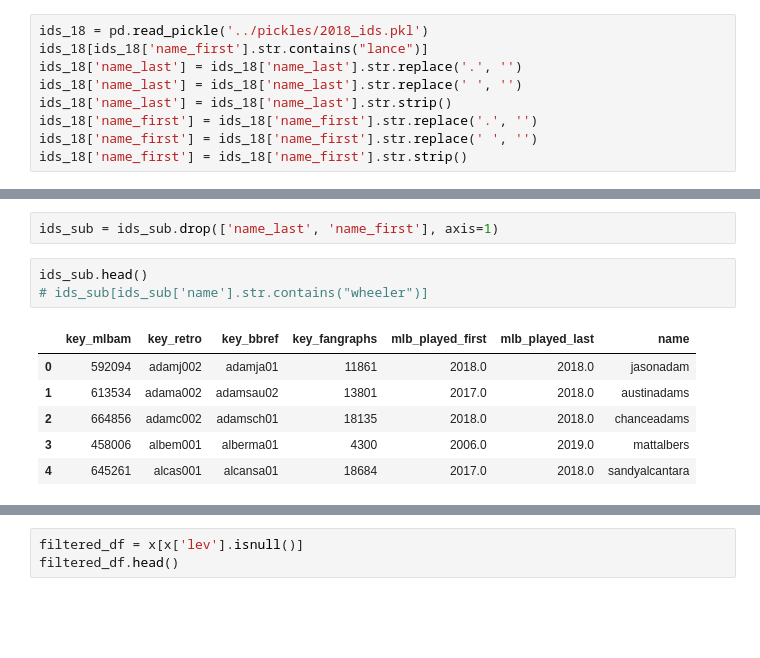
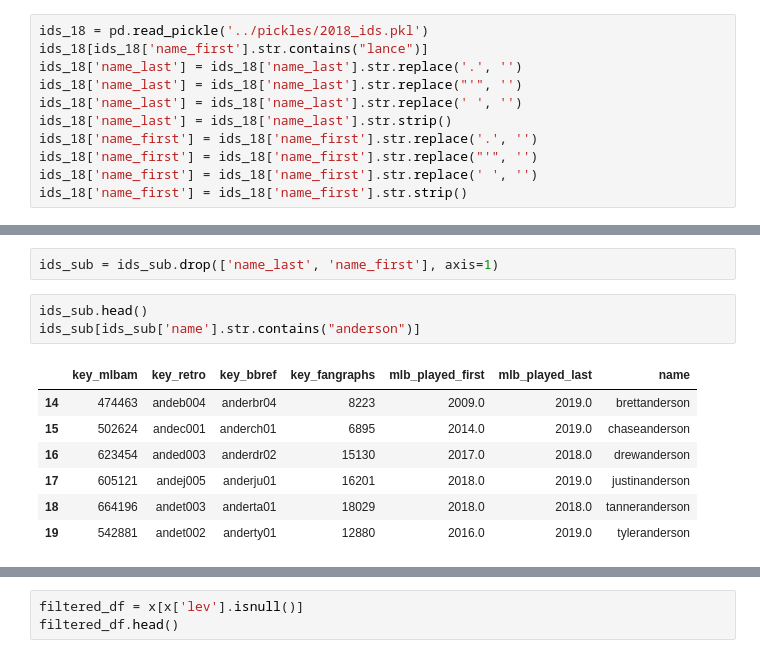
Before and after one commit to t-phill/mlb_injuries, a Jupyter notebook: notebooks/database.ipynb, the cells around one changed output, grey strips where cells are left out. Saved outputs shown, nothing was run; the diff lists cells and outputs as text; blank space fills up the shorter version.

```diff
--- a/notebooks/database.ipynb
+++ b/notebooks/database.ipynb
@@ -115,9 +114,11 @@ games_18.loc[games_18['name'].str.contains('wboyd')]
 ids_18 = pd.read_pickle('../pickles/2018_ids.pkl')
 ids_18[ids_18['name_first'].str.contains("lance")]
 ids_18['name_last'] = ids_18['name_last'].str.replace('.', '')
+ids_18['name_last'] = ids_18['name_last'].str.replace("'", '')
 ids_18['name_last'] = ids_18['name_last'].str.replace(' ', '')
 ids_18['name_last'] = ids_18['name_last'].str.strip()
 ids_18['name_first'] = ids_18['name_first'].str.replace('.', '')
+ids_18['name_first'] = ids_18['name_first'].str.replace("'", '')
 ids_18['name_first'] = ids_18['name_first'].str.replace(' ', '')
 ids_18['name_first'] = ids_18['name_first'].str.strip()
 # %%
@@ -176,13 +177,14 @@ ids_sub.head()
 ids_sub = ids_sub.drop(['name_last', 'name_first'], axis=1)
 # %%
 ids_sub.head()
-# ids_sub[ids_sub['name'].str.contains("wheeler")]
+ids_sub[ids_sub['name'].str.contains("anderson")]
 # %% [output]
 |  | key_mlbam | key_retro | key_bbref | key_fangraphs | mlb_played_first | mlb_played_last | name |
-| 0 | 592094 | adamj002 | adamja01 | 11861 | 2018.0 | 2018.0 | jasonadam |
-| 1 | 613534 | adama002 | adamsau02 | 13801 | 2017.0 | 2018.0 | austinadams |
-| 2 | 664856 | adamc002 | adamsch01 | 18135 | 2018.0 | 2018.0 | chanceadams |
-| 3 | 458006 | albem001 | alberma01 | 4300 | 2006.0 | 2019.0 | mattalbers |
-| 4 | 645261 | alcas001 | alcansa01 | 18684 | 2017.0 | 2018.0 | sandyalcantara |
+| 14 | 474463 | andeb004 | anderbr04 | 8223 | 2009.0 | 2019.0 | brettanderson |
+| 15 | 502624 | andec001 | anderch01 | 6895 | 2014.0 | 2019.0 | chaseanderson |
+| 16 | 623454 | anded003 | anderdr02 | 15130 | 2017.0 | 2018.0 | drewanderson |
+| 17 | 605121 | andej005 | anderju01 | 16201 | 2018.0 | 2019.0 | justinanderson |
+| 18 | 664196 | andet003 | anderta01 | 18029 | 2018.0 | 2018.0 | tanneranderson |
+| 19 | 542881 | andet002 | anderty01 | 12880 | 2016.0 | 2019.0 | tyleranderson |
 # %%
 x = games_18.merge(ids_sub, on='name', how='outer')
```
Also changed, not shown: parts of 9 cells of this notebook.
